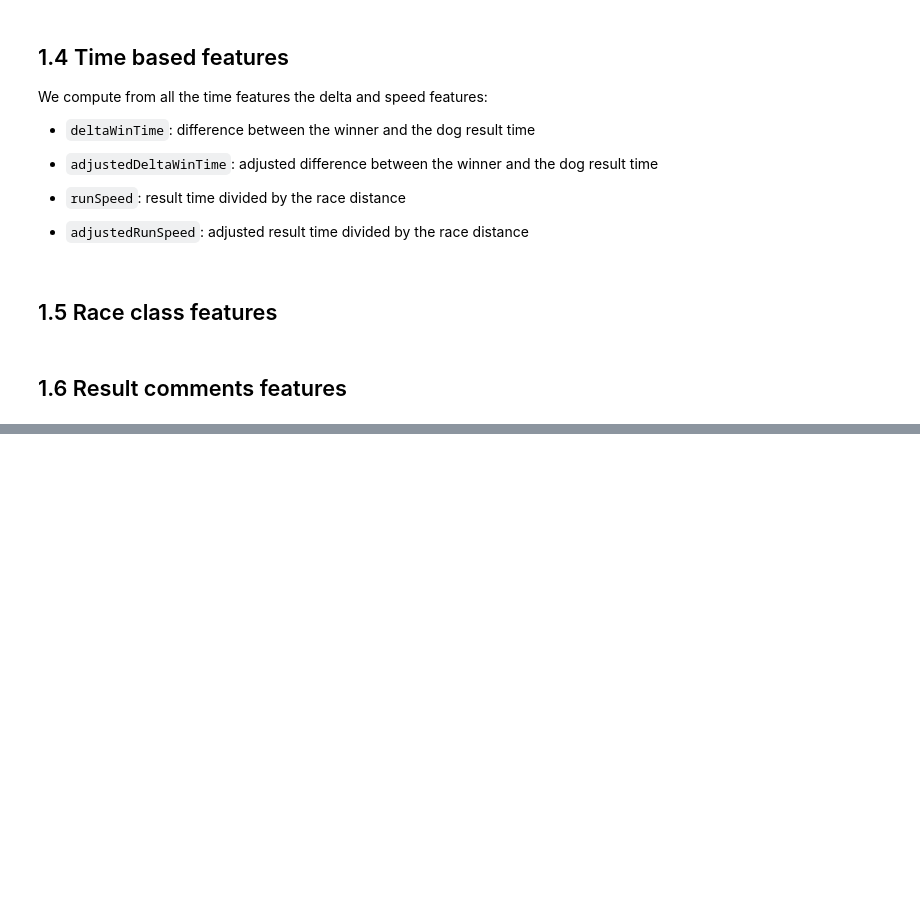
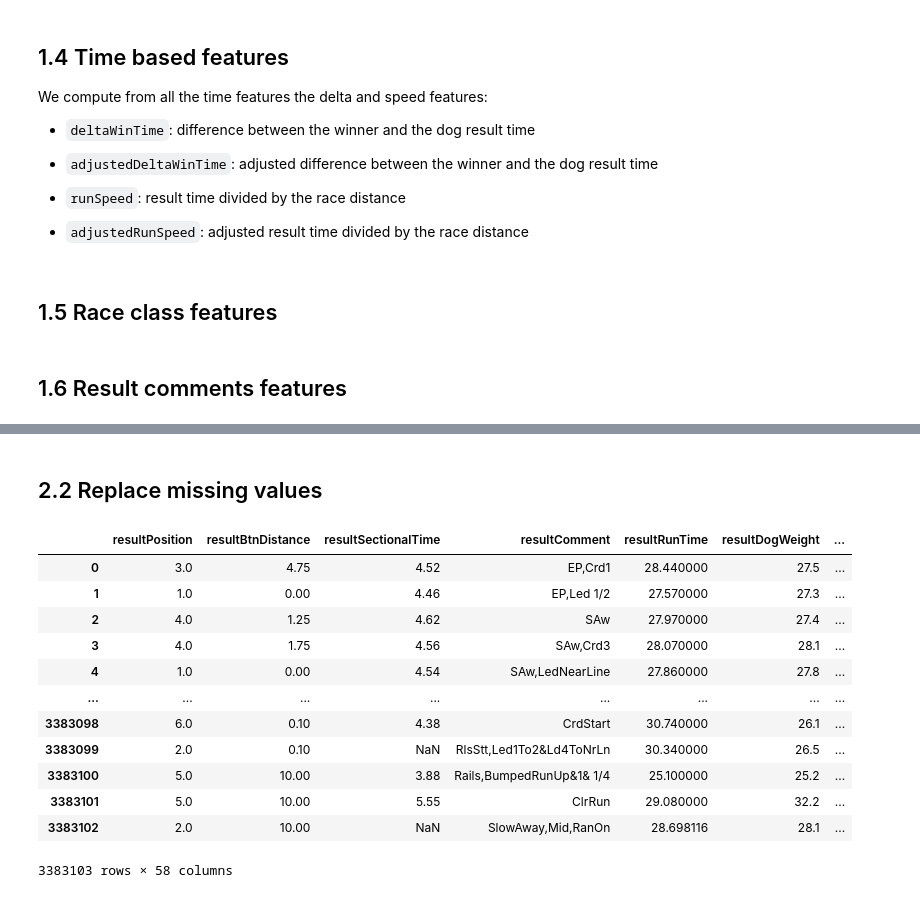
Before and after one commit to axelcebille/GreyhoundRacingPrediction, a Jupyter notebook: notebooks/05-feature_engineering_dog_infos.ipynb, the cells around one changed output, grey strips where cells are left out. Drawn from its saved outputs; the diff is of its cells as text; code cells hidden in the pictures; blank space fills up the shorter version.

```diff
--- a/notebooks/05-feature_engineering_dog_infos.ipynb
+++ b/notebooks/05-feature_engineering_dog_infos.ipynb
@@ -548,0 +524,26 @@ model_df[model_df["raceId"]==594843]
+# %% [markdown]
+## 2.2 Replace missing values
+# %%
+history_comparability = 0
+class_trajectory_5r = 0
+daysSinceLastRace = 365
+raceClassGrade = -1
+# %%
+model_df.fillna({"raceClassGrade": raceClassGrade}, inplace=True)
+model_df.fillna({"history_comparability": history_comparability}, inplace=True)
+model_df.fillna({"class_trajectory_5r": class_trajectory_5r}, inplace=True)
+model_df.fillna({"daysSinceLastRace": daysSinceLastRace}, inplace=True)
+# %% [output]
+|  | resultPosition | resultBtnDistance | resultSectionalTime | resultComment | resultRunTime | resultDogWeight | ... |
+| 0 | 3.0 | 4.75 | 4.52 | EP,Crd1 | 28.440000 | 27.5 | ... |
+| 1 | 1.0 | 0.00 | 4.46 | EP,Led 1/2 | 27.570000 | 27.3 | ... |
+| 2 | 4.0 | 1.25 | 4.62 | SAw | 27.970000 | 27.4 | ... |
+| 3 | 4.0 | 1.75 | 4.56 | SAw,Crd3 | 28.070000 | 28.1 | ... |
+| 4 | 1.0 | 0.00 | 4.54 | SAw,LedNearLine | 27.860000 | 27.8 | ... |
+| ... | ... | ... | ... | ... | ... | ... | ... |
+| 3383098 | 6.0 | 0.10 | 4.38 | CrdStart | 30.740000 | 26.1 | ... |
+| 3383099 | 2.0 | 0.10 | NaN | RlsStt,Led1To2&Ld4ToNrLn | 30.340000 | 26.5 | ... |
+| 3383100 | 5.0 | 10.00 | 3.88 | Rails,BumpedRunUp&1& 1/4 | 25.100000 | 25.2 | ... |
+| 3383101 | 5.0 | 10.00 | 5.55 | ClrRun | 29.080000 | 32.2 | ... |
+| 3383102 | 2.0 | 10.00 | NaN | SlowAway,Mid,RanOn | 28.698116 | 28.1 | ... |
+3383103 rows × 58 columns
```
Also changed, not shown: parts of 36 cells of this notebook, 9 other files.
